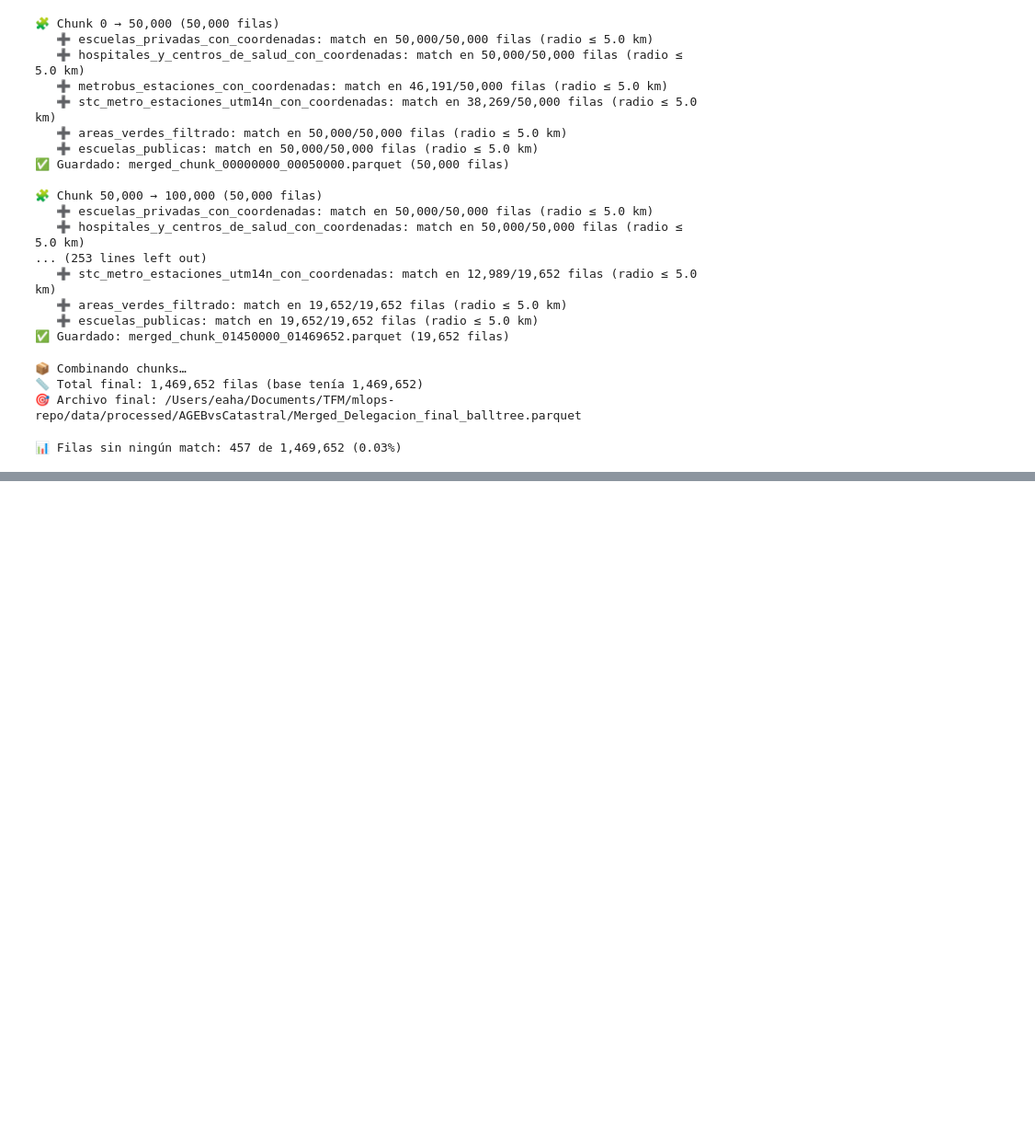
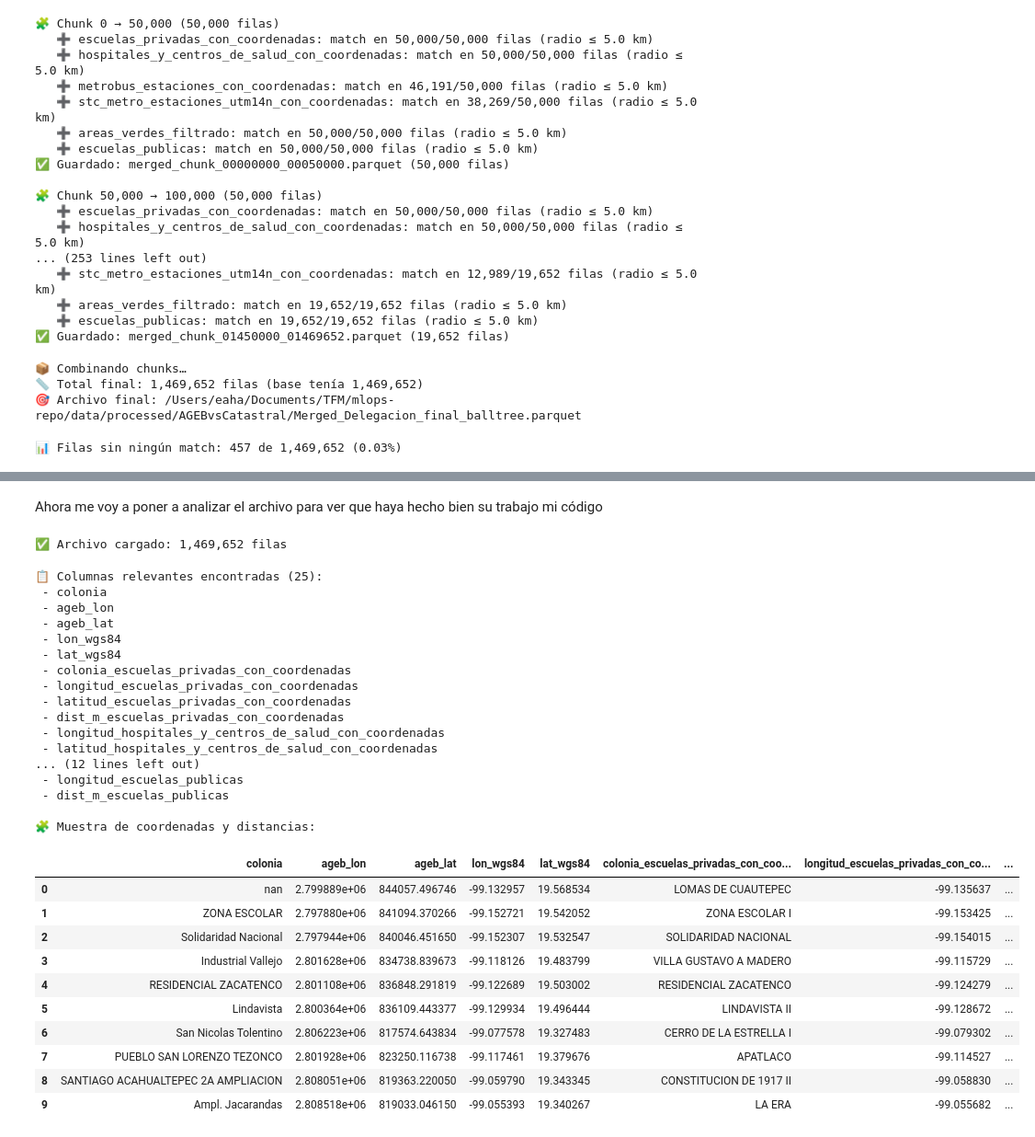
Before and after one commit to RenataRmz/mlops-repo, a Jupyter notebook: notebooks/02.Transformation/Deleg_AGEB_Catast.ipynb, the cells around one changed output, grey strips where cells are left out. Shown: that part at 92% size. Cells and saved outputs as stored; diff of their text form; code cells hidden in the pictures; blank space fills up the shorter version.

```diff
--- a/notebooks/02.Transformation/Deleg_AGEB_Catast.ipynb
+++ b/notebooks/02.Transformation/Deleg_AGEB_Catast.ipynb
@@ -813,0 +540,2 @@ print(f"🎯 Archivo final guardado en: {output_final}")
+# %% [markdown]
+Ahora me voy a poner a analizar el archivo para ver que haya hecho bien su trabajo mi código
@@ -813,0 +548,72 @@ print(f"🎯 Archivo final guardado en: {output_final}")
+# %%
+# Archivo resultante
+output_final = Path("/Users/eaha/Documents/TFM/mlops-repo/data/processed/AGEBvsCatastral/Merged_Delegacion_final_balltree.parquet")
+
+df = pd.read_parquet(output_final)
+print(f"✅ Archivo cargado: {len(df):,} filas\n")
+# %% [output]
+✅ Archivo cargado: 1,469,652 filas
+# %%
+import duckdb
+import pandas as pd
+from pathlib import Path
+
+# Ruta del archivo final
+output_final = Path("/Users/eaha/Documents/TFM/mlops-repo/data/processed/AGEBvsCatastral/Merged_Delegacion_final_balltree.parquet")
+
+con = duckdb.connect()
+
+# 1️⃣ Listar todas las columnas del Parquet
+cols_df = con.execute(f"DESCRIBE SELECT * FROM read_parquet('{output_final.as_posix()}')").fetchdf()
+cols = cols_df["column_name"].tolist()
+
+# 2️⃣ Detectar las columnas relevantes (lat/lon/longitud/dist_m)
+coord_cols = [c for c in cols if any(k in c.lower() for k in ["lat", "lon", "longitud", "dist_m"])]
+
+# 3️⃣ Mostrar resumen de qué columnas existen
+print(f"📋 Columnas relevantes encontradas ({len(coord_cols)}):")
+for c in coord_cols:
+    print(" -", c)
+
+# 4️⃣ Crear una consulta dinámica para leer solo esas columnas
+cols_str = ", ".join(coord_cols)
+
+q = f"""
+    SELECT {cols_str}
+    FROM read_parquet('{output_final.as_posix()}')
+    USING SAMPLE 10 ROWS
+"""
+df_sample = con.execute(q).fetchdf()
+
+print("\n🧩 Muestra de coordenadas y distancias:")
+pd.set_option("display.max_columns", None)
+display(df_sample)
+# %% [output]
+📋 Columnas relevantes encontradas (25):
+ - colonia
+ - ageb_lon
+ - ageb_lat
+ - lon_wgs84
+ - lat_wgs84
+ - colonia_escuelas_privadas_con_coordenadas
+ - longitud_escuelas_privadas_con_coordenadas
+ - latitud_escuelas_privadas_con_coordenadas
+ - dist_m_escuelas_privadas_con_coordenadas
+ - longitud_hospitales_y_centros_de_salud_con_coordenadas
+ - latitud_hospitales_y_centros_de_salud_con_coordenadas
+... (12 lines left out)
+ - longitud_escuelas_publicas
+ - dist_m_escuelas_publicas
+
+🧩 Muestra de coordenadas y distancias:
+|  | colonia | ageb_lon | ageb_lat | lon_wgs84 | lat_wgs84 | colonia_escuelas_privadas_con_coo... | longitud_escuelas_privadas_con_co... | ... |
+| 0 | nan | 2.799889e+06 | 844057.496746 | -99.132957 | 19.568534 | LOMAS DE CUAUTEPEC | -99.135637 | ... |
+| 1 | ZONA ESCOLAR | 2.797880e+06 | 841094.370266 | -99.152721 | 19.542052 | ZONA ESCOLAR I | -99.153425 | ... |
+| 2 | Solidaridad Nacional | 2.797944e+06 | 840046.451650 | -99.152307 | 19.532547 | SOLIDARIDAD NACIONAL | -99.154015 | ... |
+| 3 | Industrial Vallejo | 2.801628e+06 | 834738.839673 | -99.118126 | 19.483799 | VILLA GUSTAVO A MADERO | -99.115729 | ... |
+| 4 | RESIDENCIAL ZACATENCO | 2.801108e+06 | 836848.291819 | -99.122689 | 19.503002 | RESIDENCIAL ZACATENCO | -99.124279 | ... |
+| 5 | Lindavista | 2.800364e+06 | 836109.443377 | -99.129934 | 19.496444 | LINDAVISTA II | -99.128672 | ... |
+| 6 | San Nicolas Tolentino | 2.806223e+06 | 817574.643834 | -99.077578 | 19.327483 | CERRO DE LA ESTRELLA I | -99.079302 | ... |
+| 7 | PUEBLO SAN LORENZO TEZONCO | 2.801928e+06 | 823250.116738 | -99.117461 | 19.379676 | APATLACO | -99.114527 | ... |
+| 8 | SANTIAGO ACAHUALTEPEC 2A AMPLIACION | 2.808051e+06 | 819363.220050 | -99.059790 | 19.343345 | CONSTITUCION DE 1917 II | -99.058830 | ... |
+| 9 | Ampl. Jacarandas | 2.808518e+06 | 819033.046150 | -99.055393 | 19.340267 | LA ERA | -99.055682 | ... |
```
Also changed, not shown: parts of 16 cells of this notebook.
